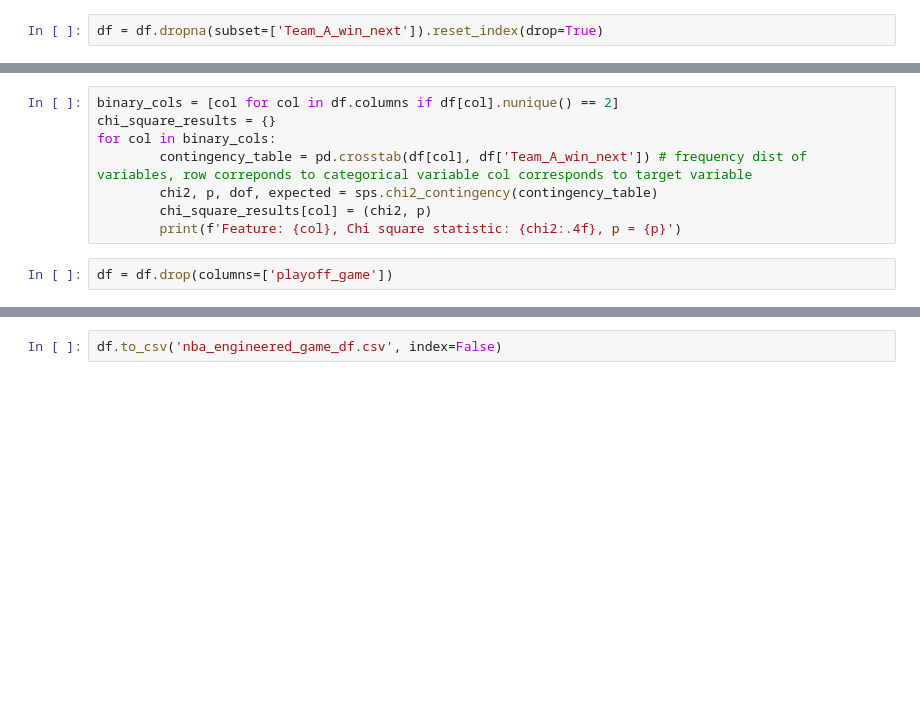
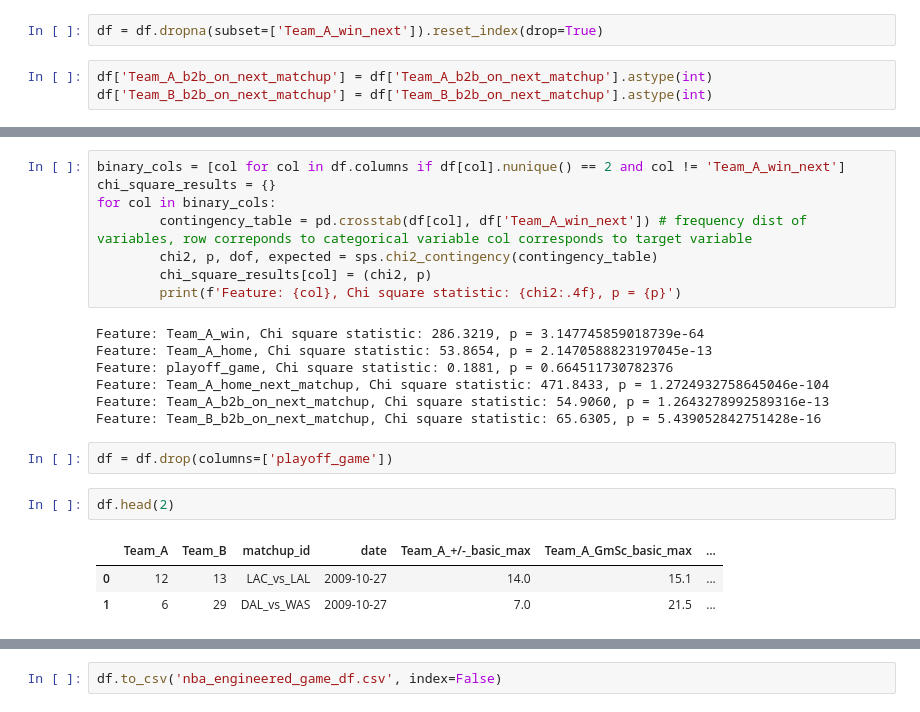
Before and after one commit to sarmad-21/nba_predictive_model, a Jupyter notebook: feature_engineering.ipynb, the cells around one changed output, grey strips where cells are left out. Saved outputs shown, nothing was run; the diff lists cells and outputs as text; blank space fills up the shorter version.

```diff
--- a/feature_engineering.ipynb
+++ b/feature_engineering.ipynb
@@ -670,5 +742,8 @@ excerpt[['Team_A','Team_B', 'Team_A_H2H_WinPct_before_next_matchup','Team_B_H2H_
 # %%
 df = df.dropna(subset=['Team_A_win_next']).reset_index(drop=True)
+# %%
+df['Team_A_b2b_on_next_matchup'] = df['Team_A_b2b_on_next_matchup'].astype(int)
+df['Team_B_b2b_on_next_matchup'] = df['Team_B_b2b_on_next_matchup'].astype(int)
 # %%
 all_columns = df.columns.tolist()
 binary_cols = [col for col in df.columns if df[col].nunique() == 2]
@@ -698,12 +811,25 @@ df = df.drop(columns=low_dcor_cols)
 # %%
-binary_cols = [col for col in df.columns if df[col].nunique() == 2]
+binary_cols = [col for col in df.columns if df[col].nunique() == 2 and col != 'Team_A_win_next']
 chi_square_results = {}
 for col in binary_cols:
         contingency_table = pd.crosstab(df[col], df['Team_A_win_next']) # frequency dist of variables, row correponds to categorical variable col corresponds to target variable
         chi2, p, dof, expected = sps.chi2_contingency(contingency_table)
         chi_square_results[col] = (chi2, p)
         print(f'Feature: {col}, Chi square statistic: {chi2:.4f}, p = {p}')
+# %% [output]
+Feature: Team_A_win, Chi square statistic: 286.3219, p = 3.147745859018739e-64
+Feature: Team_A_home, Chi square statistic: 53.8654, p = 2.1470588823197045e-13
+Feature: playoff_game, Chi square statistic: 0.1881, p = 0.664511730782376
+Feature: Team_A_home_next_matchup, Chi square statistic: 471.8433, p = 1.2724932758645046e-104
+Feature: Team_A_b2b_on_next_matchup, Chi square statistic: 54.9060, p = 1.2643278992589316e-13
+Feature: Team_B_b2b_on_next_matchup, Chi square statistic: 65.6305, p = 5.439052842751428e-16
 # %%
 df = df.drop(columns=['playoff_game'])
+# %%
+df.head(2)
+# %% [output]
+|  | Team_A | Team_B | matchup_id | date | Team_A_+/-_basic_max | Team_A_GmSc_basic_max | ... |
+| 0 | 12 | 13 | LAC_vs_LAL | 2009-10-27 | 14.0 | 15.1 | ... |
+| 1 | 6 | 29 | DAL_vs_WAS | 2009-10-27 | 7.0 | 21.5 | ... |
 # %%
 df.columns.tolist()
```
Also changed, not shown: parts of 9 cells of this notebook.
